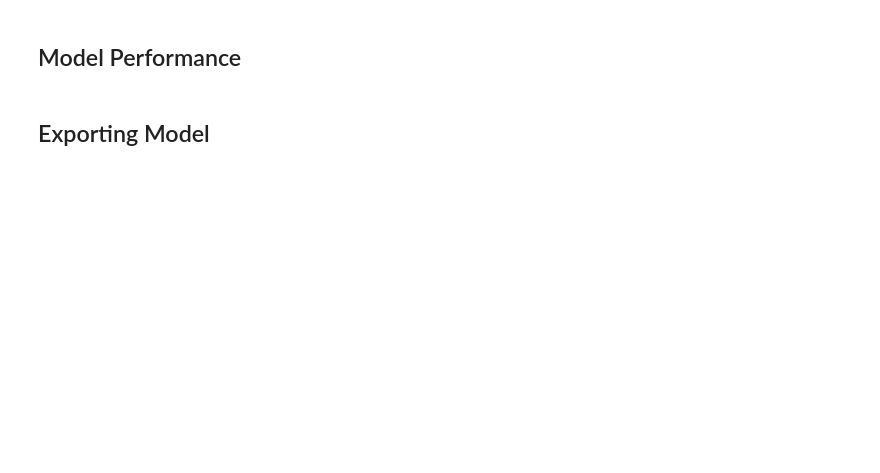
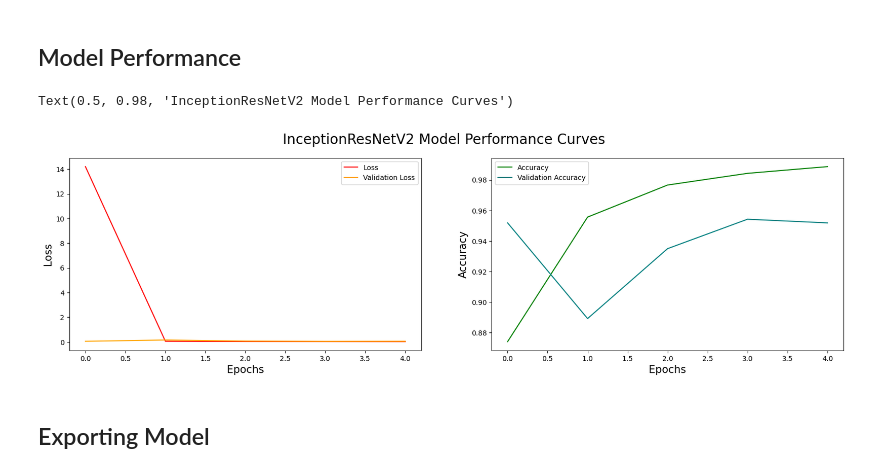
Before and after one commit to JoshuaR26/ODIR-OcularDiseaseIntelligentRecognition, a Jupyter notebook: Inception_Re.ipynb, the cells around one changed output. Drawn from its saved outputs; the diff is of its cells as text; code cells hidden in the pictures; blank space fills up the shorter version.

Commit message:
Inception

```diff
--- a/Inception_Re.ipynb
+++ b/Inception_Re.ipynb
@@ -79,19 +79,26 @@ Trainable params: 68,432,481
 Non-trainable params: 60,544
 _________________________________________________________________
 # %%
+from keras.callbacks import ModelCheckpoint, EarlyStopping, CSVLogger
 logdir = 'LogDir'
 
 try:
+    os.mkdir('saved_models')
+    os.mkdir('CSV_logs')
     os.mkdir(logdir)
 except Exception as e:
     pass
 
 tfb_callback = tf.keras.callbacks.TensorBoard(logdir)
+early_stop = EarlyStopping(monitor='val_loss', patience=3, verbose=1)
+log_csv = CSVLogger('CSV_logs/my_logs.csv', separator=', ', append=False)
+
+callbacks_list = [tfb_callback, early_stop, log_csv]
 # %%
 model_fit = model.fit(train_data,
                        epochs=5,
                        shuffle=True,
                        validation_data=val_data,
-                       callbacks=[tfb_callback])
+                       callbacks=callbacks_list)
 # %% [output]
 Epoch 1/5
@@ -107,27 +116,30 @@ KeyboardInterrupt:
 # %%
 fig, axs = plt.subplots(1, 2, figsize=(20,5))
 axs[0].plot(model_fit.history['loss'],
             color='red',
             label='Loss')
 axs[0].plot(model_fit.history['val_loss'],
             color='orange',
             label='Validation Loss')
 axs[0].legend(loc='upper right')
 axs[0].set_xlabel('Epochs', fontsize=15)
 axs[0].set_ylabel('Loss', fontsize=15)
 
 
 axs[1].plot(model_fit.history['accuracy'],
              color='green',
              label='Accuracy')
 axs[1].plot(model_fit.history['val_accuracy'],
              color='teal',
              label='Validation Accuracy')
 axs[1].legend(loc='upper left')
 axs[1].set_xlabel('Epochs', fontsize=15)
 axs[1].set_ylabel('Accuracy', fontsize=15)
 
-fig.suptitle('InceptionResNet_V2 Model Performance Curves', fontsize=20)
+fig.suptitle('InceptionResNetV2 Model Performance Curves', fontsize=20)
+# %% [output]
+Text(0.5, 0.98, 'InceptionResNetV2 Model Performance Curves')
+[figure, added]
 # %% [markdown]
 ## Exporting Model
 # %%
```
Also changed, not shown: parts of 7 cells of this notebook.
